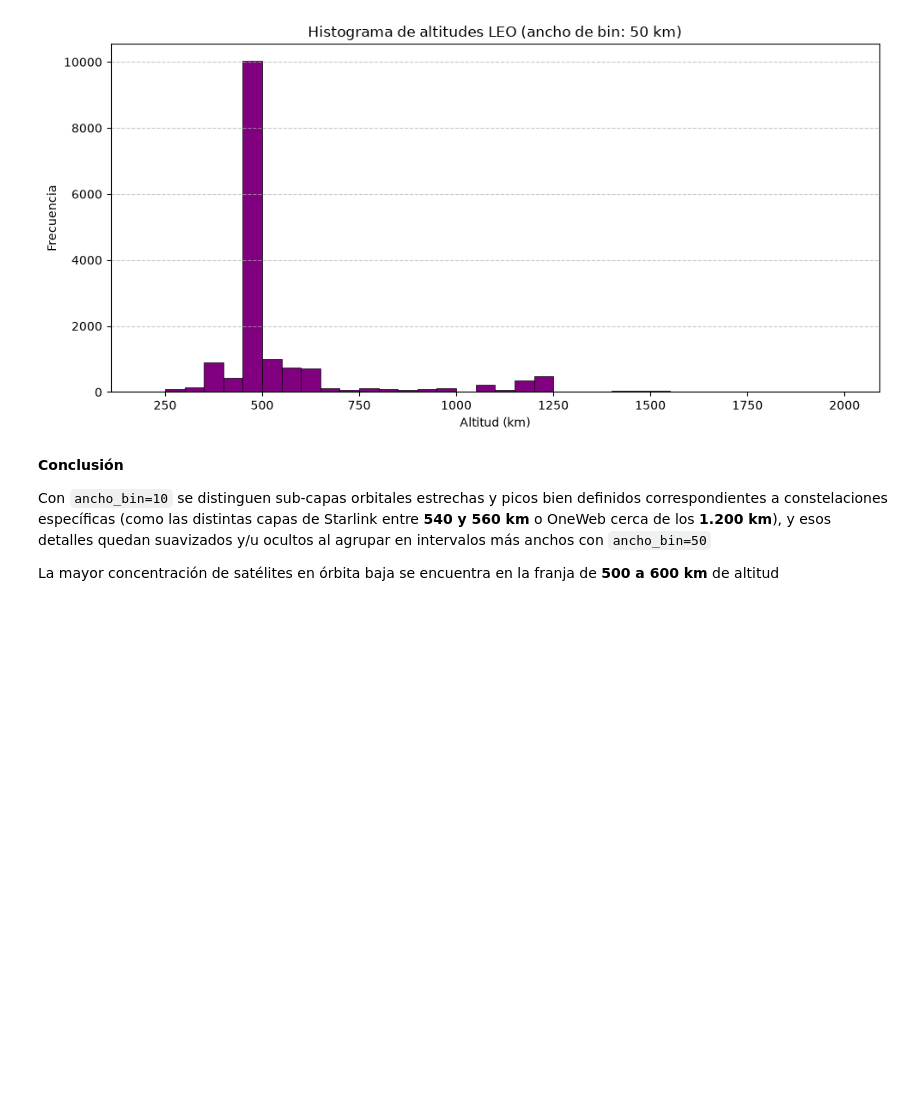
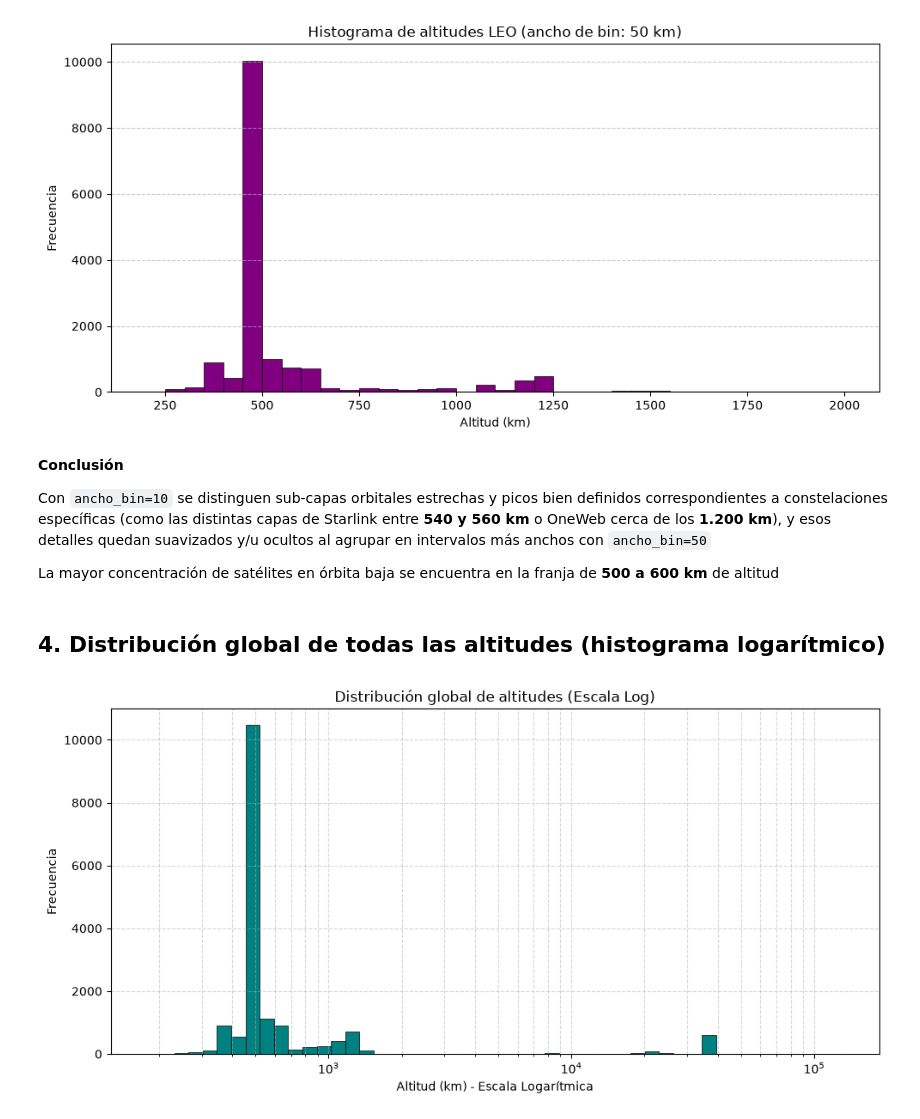
Before and after one commit to don-satur/proyesat, a Jupyter notebook: etapa_2/informe.ipynb, the cells around one changed output. Drawn from its saved outputs; the diff is of its cells as text; code cells hidden in the pictures; blank space fills up the shorter version.

Commit message:
Agrego todas las altitudes, inclinaciones y sus respectivos graficos

```diff
--- a/etapa_2/informe.ipynb
+++ b/etapa_2/informe.ipynb
@@ -111,3 +111,9 @@ graficar_altitudes_leo(satelites, ancho_bin=50)
 Con `ancho_bin=10` se distinguen sub-capas orbitales estrechas y picos bien definidos correspondientes a constelaciones específicas (como las distintas capas de Starlink entre **540 y 560 km** o OneWeb cerca de los **1.200 km**), y esos detalles quedan suavizados y/u ocultos al agrupar en intervalos más anchos con `ancho_bin=50`
 
 La mayor concentración de satélites en órbita baja se encuentra en la franja de **500 a 600 km** de altitud
+# %% [markdown]
+## 4. Distribución global de todas las altitudes (histograma logarítmico)
+# %%
+graficar_altitudes_log(satelites)
+# %% [output]
+[figure, added]
```
Also changed, not shown: parts of 4 cells of this notebook, 3 other files.
